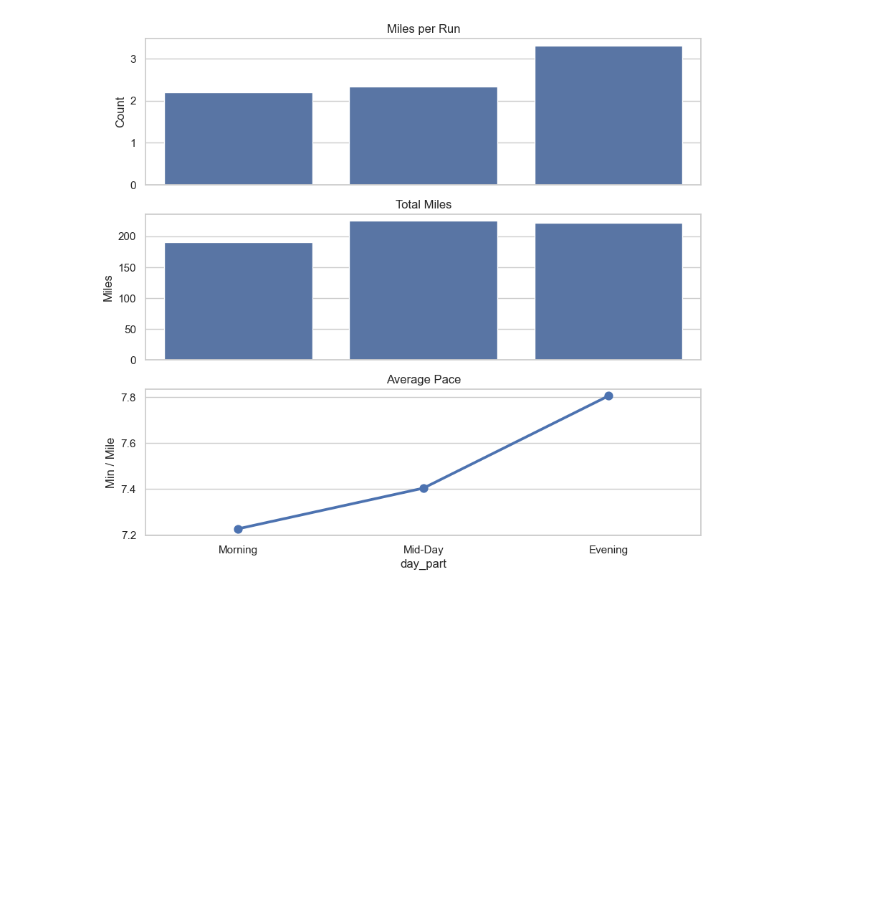
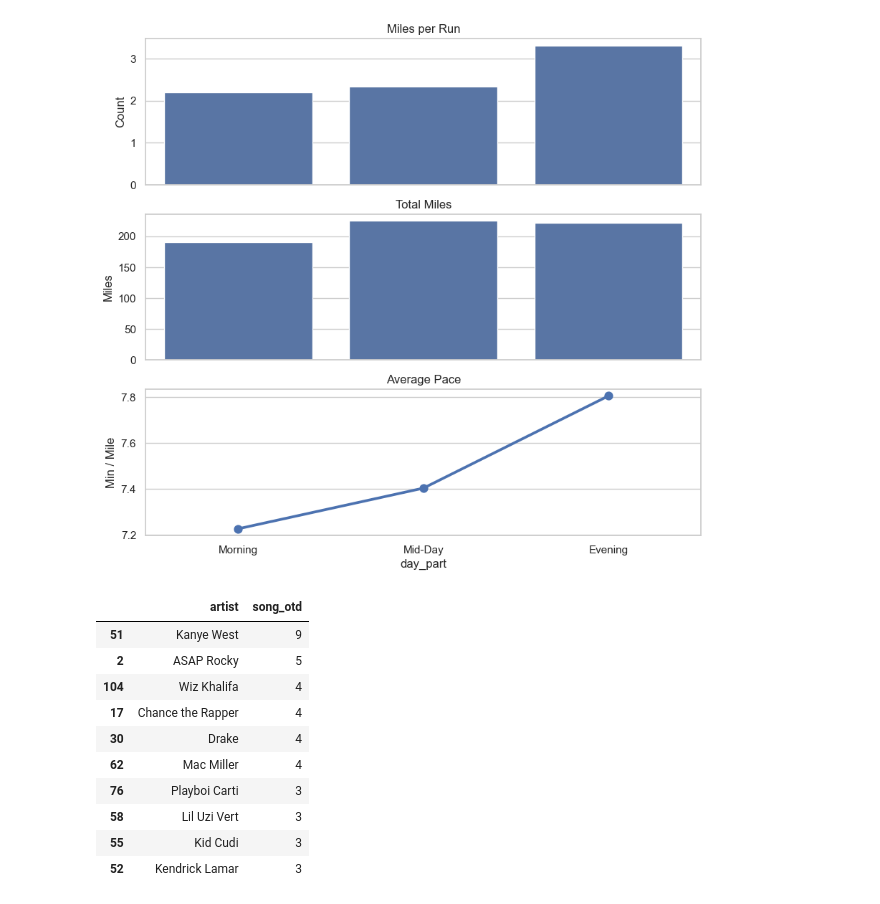
Before and after one commit to benstager/strava, a Jupyter notebook: analysis.ipynb, the cells around one changed output. Cells and saved outputs as stored; diff of their text form; code cells hidden in the pictures; blank space fills up the shorter version.

```diff
--- a/analysis.ipynb
+++ b/analysis.ipynb
@@ -258,0 +279,14 @@ axes[2]
+# %%
+top_10_artists
+# %% [output]
+|  | artist | song_otd |
+| 51 | Kanye West | 9 |
+| 2 | ASAP Rocky | 5 |
+| 104 | Wiz Khalifa | 4 |
+| 17 | Chance the Rapper | 4 |
+| 30 | Drake | 4 |
+| 62 | Mac Miller | 4 |
+| 76 | Playboi Carti | 3 |
+| 58 | Lil Uzi Vert | 3 |
+| 55 | Kid Cudi | 3 |
+| 52 | Kendrick Lamar | 3 |
```
Also changed, not shown: parts of 15 cells of this notebook.
